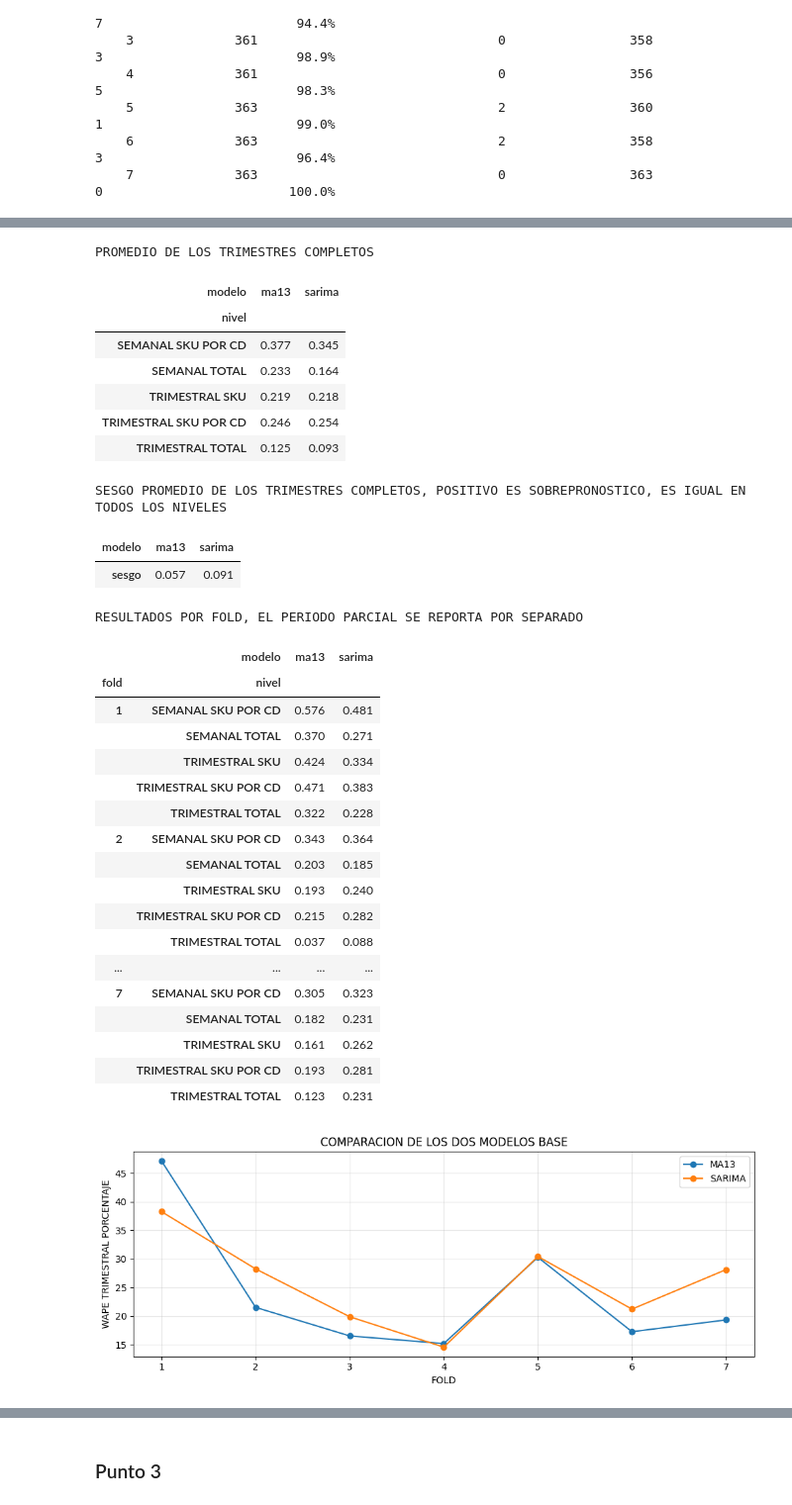
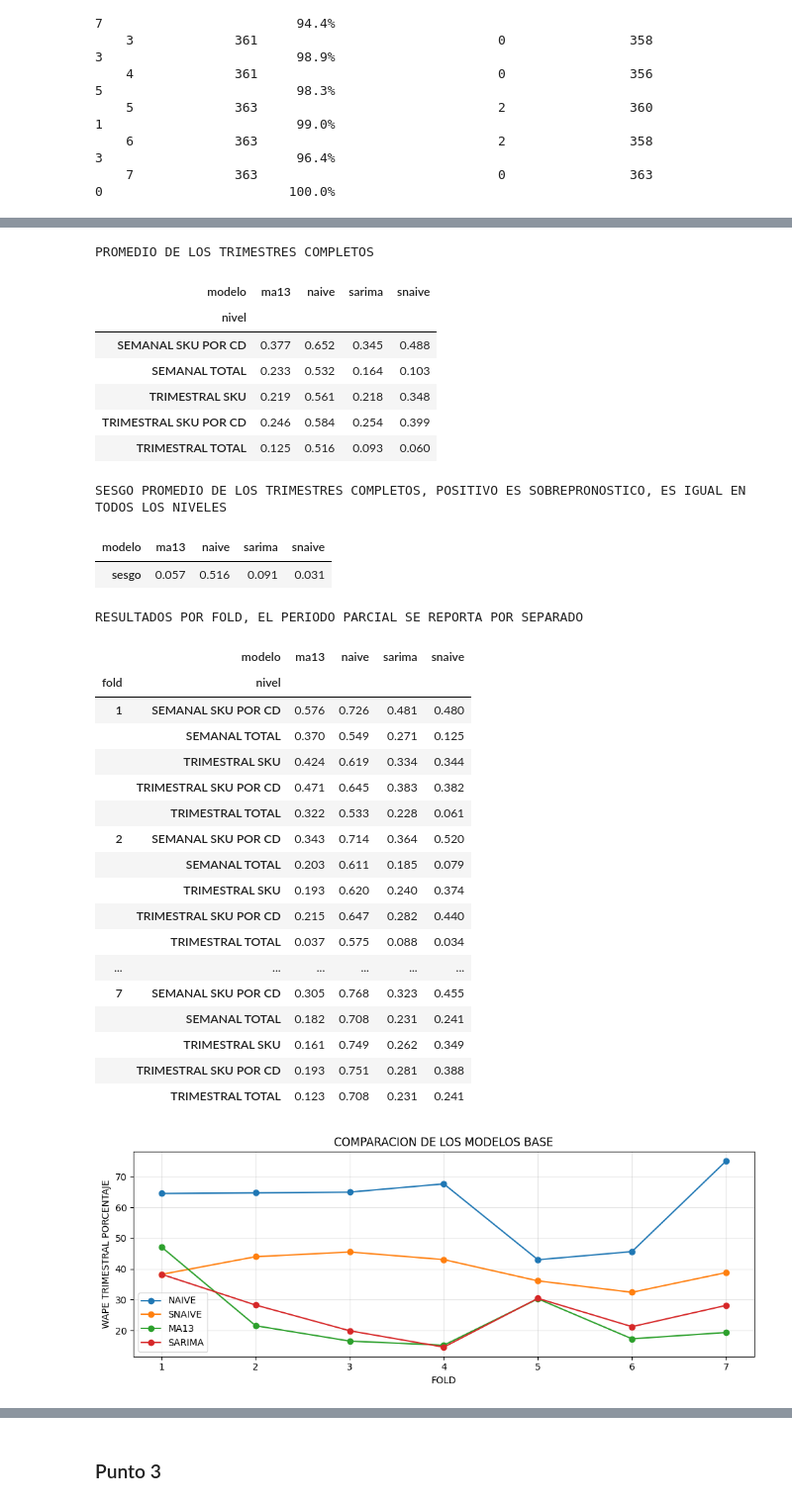
Before and after one commit to juanjocamposv/Parcial-2-analitica-forecast-sus, a Jupyter notebook: 02_Parcial_Forecasting_OTCHS_22_corregido2.ipynb, the cells around one changed output, grey strips where cells are left out. Shown at 99% size. Saved outputs shown, nothing was run; the diff lists cells and outputs as text; code cells hidden in the pictures.

```diff
--- a/02_Parcial_Forecasting_OTCHS_22_corregido.ipynb
+++ b/02_Parcial_Forecasting_OTCHS_22_corregido2.ipynb
@@ -363,6 +367,7 @@ def sarima_seguro(df_train, H):
 for f in folds.itertuples():
     i, H = f.i_origen, f.n_test
     filas_train, filas_test, medias = [], [], {}
+    naive, snaive = {}, {}
     activas = 0
     series_cortas = 0
     total_unidades = np.nansum(M[:, i + 1:i + H + 1])
@@ -385,6 +390,9 @@ for f in folds.itertuples():
         if len(real) != H or np.isnan(real).any():
             continue
         medias[j] = float(np.mean(historia[-13:]))
+        naive[j] = float(historia[-1])                                   # ultima semana observada
+        previo = M[j, i + 1 - 52:i + H + 1 - 52]                         # las mismas semanas, 52 semanas antes
+        snaive[j] = np.where(np.isnan(previo), medias[j], previo)        # si la serie no existia, se usa su MA13
         for fecha, valor in zip(semanas[i + 1:i + H + 1], real):
             filas_test.append({"unique_id": j, "DC_ID": dcs[j], "SKU_NBR": skus[j], "ds": fecha, "y": valor})
 
@@ -398,6 +406,9 @@ for f in folds.itertuples():
     )
     pred["sarima"] = pred["sarima"].clip(lower=0)
     pred["ma13"] = pred["unique_id"].map(medias)
+    pred["naive"] = pred["unique_id"].map(naive)
+    semana_h = ((pred["ORDER_DATE"] - f.test_inicio).dt.days // 7).to_numpy()
+    pred["snaive"] = [snaive[u][k] for u, k in zip(pred["unique_id"], semana_h)]
     pred = pred[np.isfinite(pred["sarima"]) & pred["ma13"].notna()]
 
     for fila in pred.itertuples(index=False):
@@ -408,6 +419,8 @@ for f in folds.itertuples():
             "ORDER_DATE": fila.ORDER_DATE,
             "h": (fila.ORDER_DATE - f.test_inicio).days // 7 + 1,
             "y": fila.y,
+            "naive": fila.naive,
+            "snaive": fila.snaive,
             "ma13": fila.ma13,
             "sarima": fila.sarima,
         })
@@ -445,7 +458,7 @@ LAS DOS PREDICCIONES SE CALCULAN PARA LAS MISMAS SERIES Y SEMANAS, SI UN AJUSTE
 
 EL WAPE SE PRESENTA POR SEMANA Y POR TRIMESTRE, EN SKU POR CENTRO, SKU Y TOTAL DEL SEGMENTO, LOS FOLDS COMPLETOS SE RESUMEN CON EL PROMEDIO DE SUS WAPE TRIMESTRALES Y EL PERIODO PARCIAL SE MUESTRA APARTE.
 # %%
-MODELOS_BASE = ["ma13", "sarima"]
+MODELOS_BASE = ["naive", "snaive", "ma13", "sarima"]
 NIVELES = {
     "SEMANAL SKU POR CD": ["DC_ID", "SKU_NBR", "ORDER_DATE"],
     "SEMANAL TOTAL": ["ORDER_DATE"],
@@ -472,59 +485,59 @@ for fold, datos_fold in fc.groupby("fold"):
 
 metricas_p2 = pd.DataFrame(filas_metricas)
 folds_completos = folds.loc[folds.trimestre_completo, "fold"].tolist()
 resumen_completos = (
     metricas_p2[metricas_p2.fold.isin(folds_completos)]
     .groupby(["nivel", "modelo"], as_index=False)[["wape", "sesgo"]]
     .mean()
 )
 print("PROMEDIO DE LOS TRIMESTRES COMPLETOS")
 display(resumen_completos.pivot(index="nivel", columns="modelo", values="wape").round(3))
 print("SESGO PROMEDIO DE LOS TRIMESTRES COMPLETOS, POSITIVO ES SOBREPRONOSTICO, ES IGUAL EN TODOS LOS NIVELES")
 display(resumen_completos.groupby("modelo")[["sesgo"]].mean().round(3).T)
 print("RESULTADOS POR FOLD, EL PERIODO PARCIAL SE REPORTA POR SEPARADO")
 display(metricas_p2.pivot_table(index=["fold", "nivel"], columns="modelo", values="wape").round(3))
 
 trimestral = metricas_p2[metricas_p2.nivel == "TRIMESTRAL SKU POR CD"]
 fig, ax = plt.subplots(figsize=(10, 4))
 for modelo in MODELOS_BASE:
     datos = trimestral[trimestral.modelo == modelo]
     ax.plot(datos.fold, datos.wape * 100, marker="o", label=modelo.upper())
 ax.set_xticks(folds.fold)
 ax.set_xlabel("FOLD")
 ax.set_ylabel("WAPE TRIMESTRAL PORCENTAJE")
-ax.set_title("COMPARACION DE LOS DOS MODELOS BASE")
+ax.set_title("COMPARACION DE LOS MODELOS BASE")
 ax.legend()
 plt.tight_layout()
 plt.show()
 # %% [output]
 PROMEDIO DE LOS TRIMESTRES COMPLETOS
-| modelo | ma13 | sarima |
-| nivel |  |  |
-| SEMANAL SKU POR CD | 0.377 | 0.345 |
-| SEMANAL TOTAL | 0.233 | 0.164 |
-| TRIMESTRAL SKU | 0.219 | 0.218 |
-| TRIMESTRAL SKU POR CD | 0.246 | 0.254 |
-| TRIMESTRAL TOTAL | 0.125 | 0.093 |
+| modelo | ma13 | naive | sarima | snaive |
+| nivel |  |  |  |  |
+| SEMANAL SKU POR CD | 0.377 | 0.652 | 0.345 | 0.488 |
+| SEMANAL TOTAL | 0.233 | 0.532 | 0.164 | 0.103 |
+| TRIMESTRAL SKU | 0.219 | 0.561 | 0.218 | 0.348 |
+| TRIMESTRAL SKU POR CD | 0.246 | 0.584 | 0.254 | 0.399 |
+| TRIMESTRAL TOTAL | 0.125 | 0.516 | 0.093 | 0.060 |
 SESGO PROMEDIO DE LOS TRIMESTRES COMPLETOS, POSITIVO ES SOBREPRONOSTICO, ES IGUAL EN TODOS LOS NIVELES
-| modelo | ma13 | sarima |
-| sesgo | 0.057 | 0.091 |
+| modelo | ma13 | naive | sarima | snaive |
+| sesgo | 0.057 | 0.516 | 0.091 | 0.031 |
 RESULTADOS POR FOLD, EL PERIODO PARCIAL SE REPORTA POR SEPARADO
-|  | modelo | ma13 | sarima |
-| fold | nivel |  |  |
-| 1 | SEMANAL SKU POR CD | 0.576 | 0.481 |
-|  | SEMANAL TOTAL | 0.370 | 0.271 |
-|  | TRIMESTRAL SKU | 0.424 | 0.334 |
-|  | TRIMESTRAL SKU POR CD | 0.471 | 0.383 |
-|  | TRIMESTRAL TOTAL | 0.322 | 0.228 |
-| 2 | SEMANAL SKU POR CD | 0.343 | 0.364 |
-|  | SEMANAL TOTAL | 0.203 | 0.185 |
-|  | TRIMESTRAL SKU | 0.193 | 0.240 |
-|  | TRIMESTRAL SKU POR CD | 0.215 | 0.282 |
-|  | TRIMESTRAL TOTAL | 0.037 | 0.088 |
-| ... | ... | ... | ... |
-| 7 | SEMANAL SKU POR CD | 0.305 | 0.323 |
-|  | SEMANAL TOTAL | 0.182 | 0.231 |
-|  | TRIMESTRAL SKU | 0.161 | 0.262 |
-|  | TRIMESTRAL SKU POR CD | 0.193 | 0.281 |
-|  | TRIMESTRAL TOTAL | 0.123 | 0.231 |
+|  | modelo | ma13 | naive | sarima | snaive |
+| fold | nivel |  |  |  |  |
+| 1 | SEMANAL SKU POR CD | 0.576 | 0.726 | 0.481 | 0.480 |
+|  | SEMANAL TOTAL | 0.370 | 0.549 | 0.271 | 0.125 |
+|  | TRIMESTRAL SKU | 0.424 | 0.619 | 0.334 | 0.344 |
+|  | TRIMESTRAL SKU POR CD | 0.471 | 0.645 | 0.383 | 0.382 |
+|  | TRIMESTRAL TOTAL | 0.322 | 0.533 | 0.228 | 0.061 |
+| 2 | SEMANAL SKU POR CD | 0.343 | 0.714 | 0.364 | 0.520 |
+|  | SEMANAL TOTAL | 0.203 | 0.611 | 0.185 | 0.079 |
+|  | TRIMESTRAL SKU | 0.193 | 0.620 | 0.240 | 0.374 |
+|  | TRIMESTRAL SKU POR CD | 0.215 | 0.647 | 0.282 | 0.440 |
+|  | TRIMESTRAL TOTAL | 0.037 | 0.575 | 0.088 | 0.034 |
+| ... | ... | ... | ... | ... | ... |
+| 7 | SEMANAL SKU POR CD | 0.305 | 0.768 | 0.323 | 0.455 |
+|  | SEMANAL TOTAL | 0.182 | 0.708 | 0.231 | 0.241 |
+|  | TRIMESTRAL SKU | 0.161 | 0.749 | 0.262 | 0.349 |
+|  | TRIMESTRAL SKU POR CD | 0.193 | 0.751 | 0.281 | 0.388 |
+|  | TRIMESTRAL TOTAL | 0.123 | 0.708 | 0.231 | 0.241 |
-[figure, old version]
+[figure, new version]
```
Also changed, not shown: parts of 7 cells of this notebook, 2 other files.
